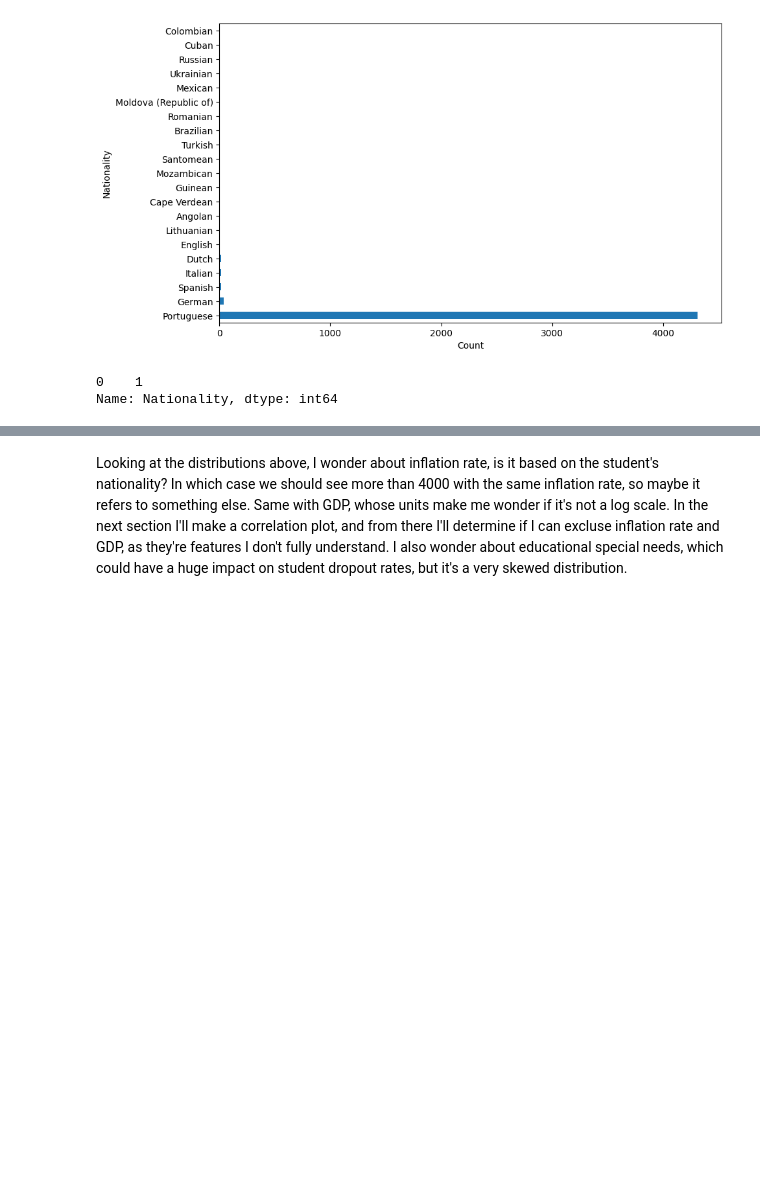
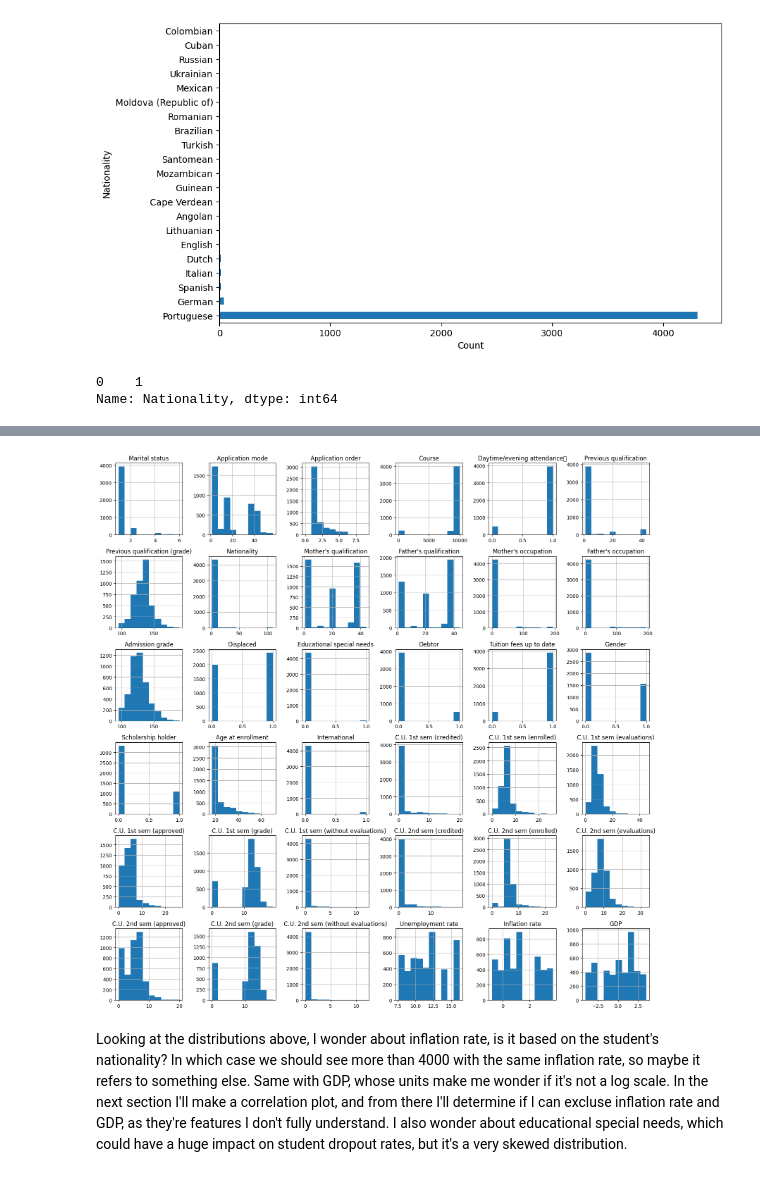
Before and after one commit to bktakacs/Student-Academic-Outcome-Prediction-Capstone, a Jupyter notebook: data_wrangling_c2.ipynb, the cells around one changed output, grey strips where cells are left out. Saved outputs shown, nothing was run; the diff lists cells and outputs as text; code cells hidden in the pictures; blank space fills up the shorter version.

```diff
--- a/data_wrangling_c2.ipynb
+++ b/data_wrangling_c2.ipynb
@@ -184,2 +199,13 @@ plt.subplots_adjust(hspace=0.5)
+# %%
+df_cu_rename = df.copy()
+for i in df_cu_rename.columns:
+    if 'Curricular' in i:
+        df_cu_rename.rename({i:i.replace('Curricular units', 'C.U.')}, axis=1, inplace=True)
+df_cu_rename.hist(figsize=(16, 16))
+plt.subplots_adjust(hspace=0.5)
+plt.tight_layout()
+plt.show()
+# %% [output]
+[figure, added]
 # %% [markdown]
 Looking at the distributions above, I wonder about inflation rate, is it based on the student's nationality? In which case we should see more than 4000 with the same inflation rate, so maybe it refers to something else. Same with GDP, whose units make me wonder if it's not a log scale. In the next section I'll make a correlation plot, and from there I'll determine if I can excluse inflation rate and GDP, as they're features I don't fully understand. I also wonder about educational special needs, which could have a huge impact on student dropout rates, but it's a very skewed distribution.
```
Also changed, not shown: parts of 5 cells of this notebook, 38 other files.
